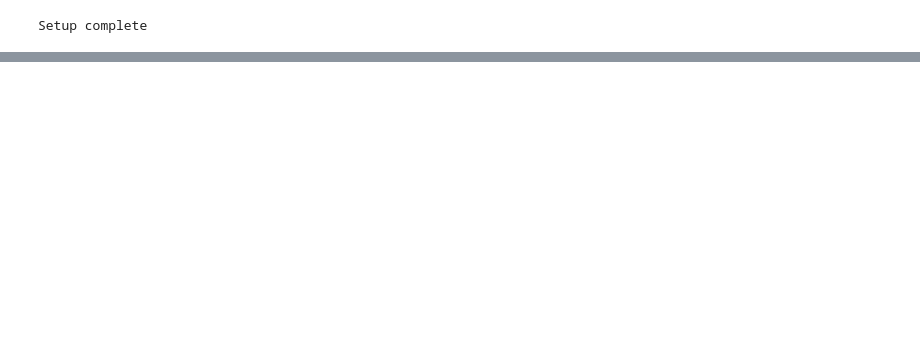
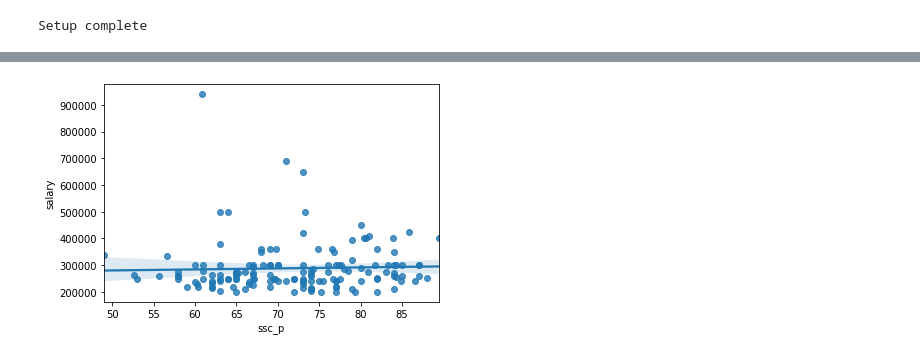
Before and after one commit to devchoplife/Campus-placement, a Jupyter notebook: campus_placement_MLR.ipynb, the cells around one changed output, grey strips where cells are left out. Saved outputs shown, nothing was run; the diff lists cells and outputs as text; code cells hidden in the pictures; blank space fills up the shorter version.

```diff
--- a/campus_placement_MLR.ipynb
+++ b/campus_placement_MLR.ipynb
@@ -10,3 +10,6 @@ import seaborn as sns
 print("Setup complete")
 # %% [output]
 Setup complete
+# %%
+placement = pd.read_csv("/content/Placement_Data_(viz).csv", index_col = 0)
+print ("Success")
@@ -12,0 +28,5 @@ Setup complete
+# %%
+sns.regplot('ssc_p', 'salary', data = placement)
+plt.show()
+# %% [output]
+[figure, added]
```
Also changed, not shown: parts of 11 cells of this notebook.
